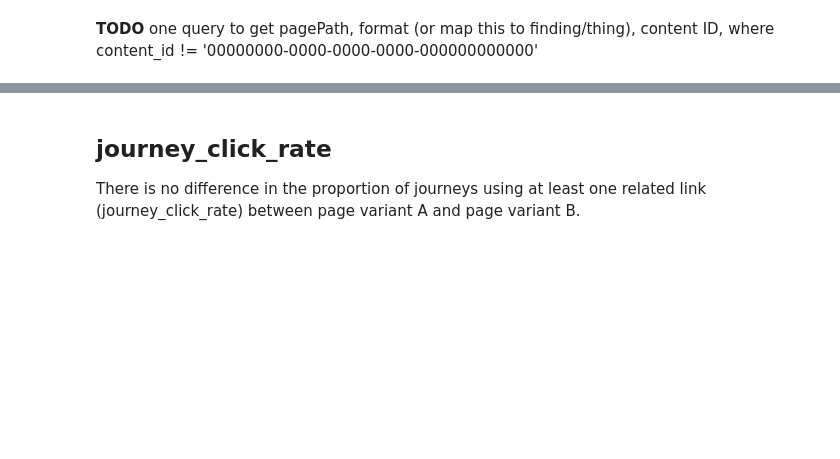
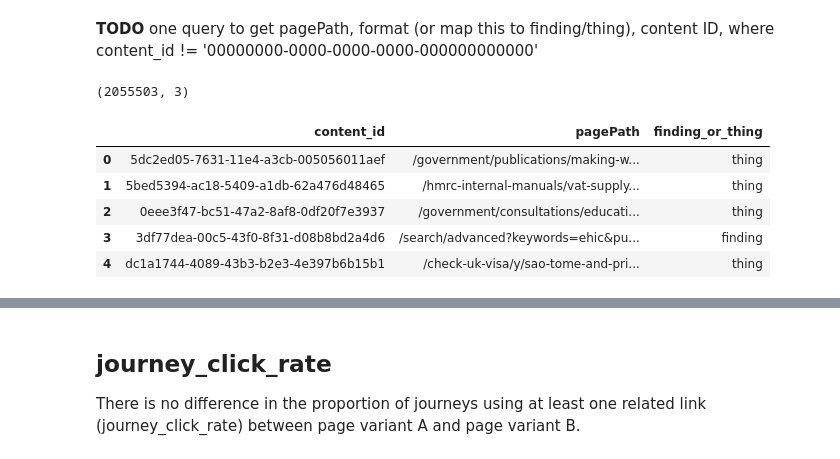
Before and after one commit to alphagov/govuk-network-data, a Jupyter notebook: notebooks/eda/generating_ab_test_data.ipynb, the cells around one changed output, grey strips where cells are left out. Cells and saved outputs as stored; diff of their text form; code cells hidden in the pictures; blank space fills up the shorter version.

Commit message:
add finding things query to general notebook

```diff
--- a/notebooks/eda/generating_ab_test_data.ipynb
+++ b/notebooks/eda/generating_ab_test_data.ipynb
@@ -229,0 +226,13 @@ The next option is using 'Format' (document type) from [custom dimensions](https
+# %%
+df_finding_thing.shape
+# %% [output]
+(2055503, 3)
+# %%
+df_finding_thing.head()
+# %% [output]
+|  | content_id | pagePath | finding_or_thing |
+| 0 | 5dc2ed05-7631-11e4-a3cb-005056011aef | /government/publications/making-w... | thing |
+| 1 | 5bed5394-ac18-5409-a1db-62a476d48465 | /hmrc-internal-manuals/vat-supply... | thing |
+| 2 | 0eee3f47-bc51-47a2-8af8-0df20f7e3937 | /government/consultations/educati... | thing |
+| 3 | 3df77dea-00c5-43f0-8f31-d08b8bd2a4d6 | /search/advanced?keywords=ehic&pu... | finding |
+| 4 | dc1a1744-4089-43b3-b2e3-4e397b6b15b1 | /check-uk-visa/y/sao-tome-and-pri... | thing |
```
Also changed, not shown: parts of 10 cells of this notebook, 1 other file.
